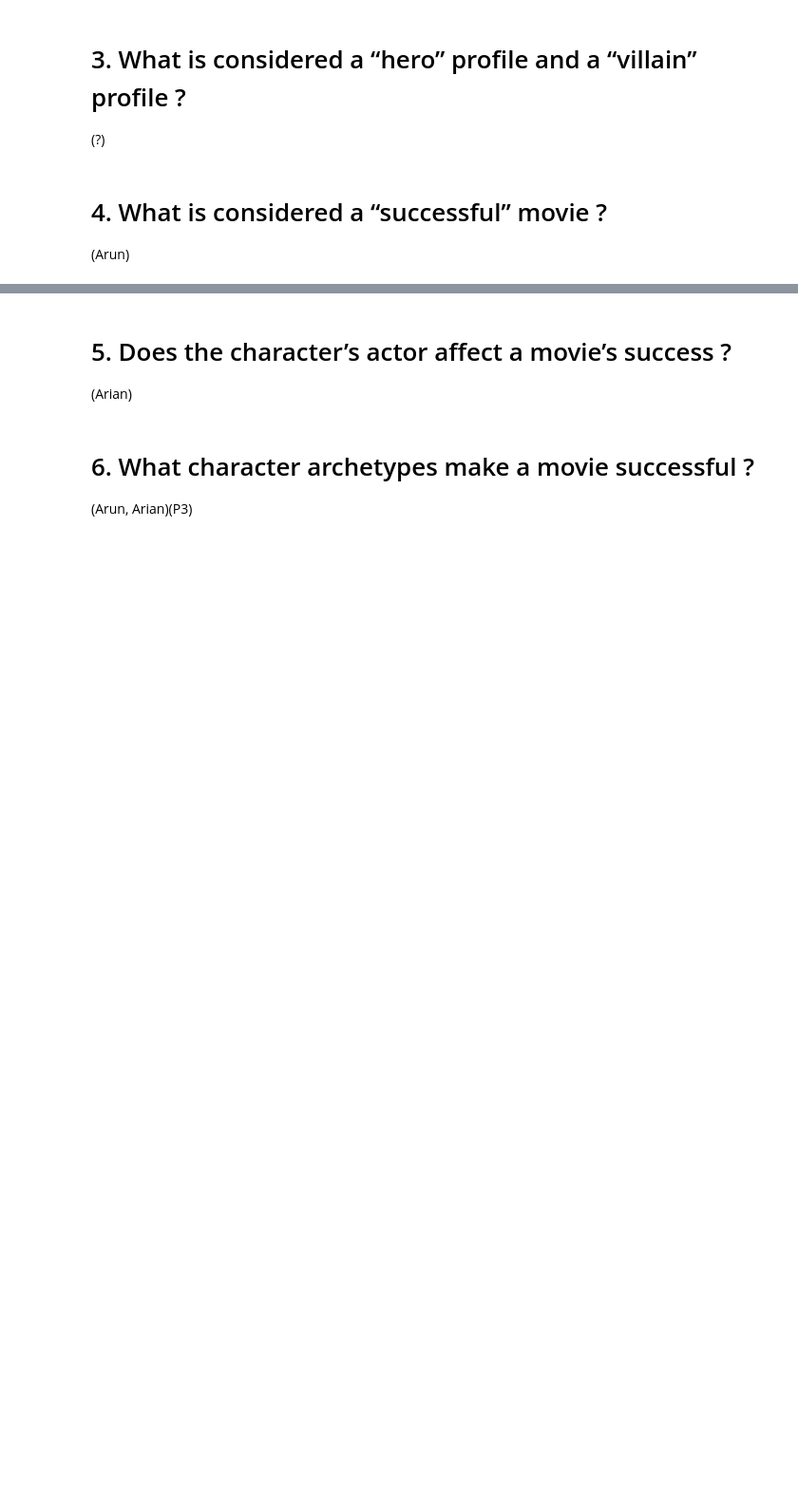
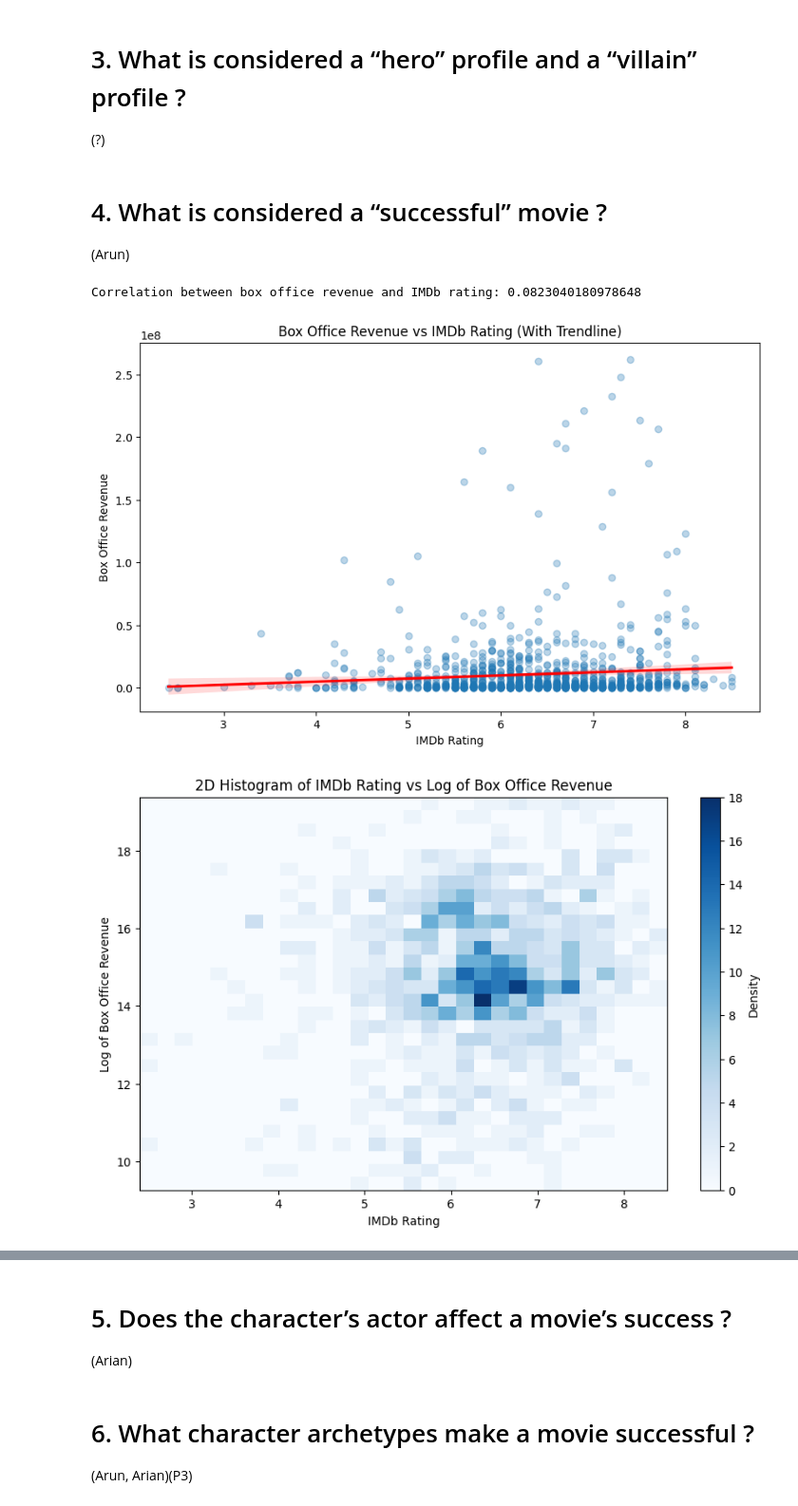
Before and after one commit to epfl-ada/ada-2024-project-data_brigada, a Jupyter notebook: results.ipynb, the cells around one changed output, grey strips where cells are left out. Shown at 95% size. Cells and saved outputs as stored; diff of their text form; code cells hidden in the pictures; blank space fills up the shorter version.

Commit message:
added movie success .py files and results

```diff
--- a/results.ipynb
+++ b/results.ipynb
@@ -327,3 +328,33 @@ crazy_survivalist      2
 # %% [markdown]
 # 4. What is considered a “successful” movie ?
 (Arun)
+# %%
+from src.scripts.moviesuccess import (
+    load_data, merge_data, prepare_final_df, calculate_correlation,
+    plot_revenue_vs_rating, plot_distributions, plot_top_genres,
+    plot_top_revenue_movies, plot_trends_over_time
+)
+
+# Define paths to data
+cmu_metadata_path = 'data/movies/movie.metadata.tsv'
+imdb_ratings_path = 'data/ratings/title.ratings.tsv'
+imdb_basics_path = 'data/ratings/title.basics.tsv'
+
+# Load data
+cmu_df, imdb_ratings_df, imdb_basics_df = load_data(cmu_metadata_path, imdb_ratings_path, imdb_basics_path)
+
+# Merge data
+merged_df = merge_data(cmu_df, imdb_ratings_df, imdb_basics_df)
+
+# Prepare final dataframe
+final_df = prepare_final_df(merged_df)
+# %%
+# Calculate correlation
+calculate_correlation(final_df)
+
+# Plot correlation scatter plot
+plot_revenue_vs_rating(final_df)
+# %% [output]
+Correlation between box office revenue and IMDb rating: 0.0823040180978648
+[figure, added]
+[figure, added]
```
Also changed, not shown: parts of 4 cells of this notebook, 2 other files.
